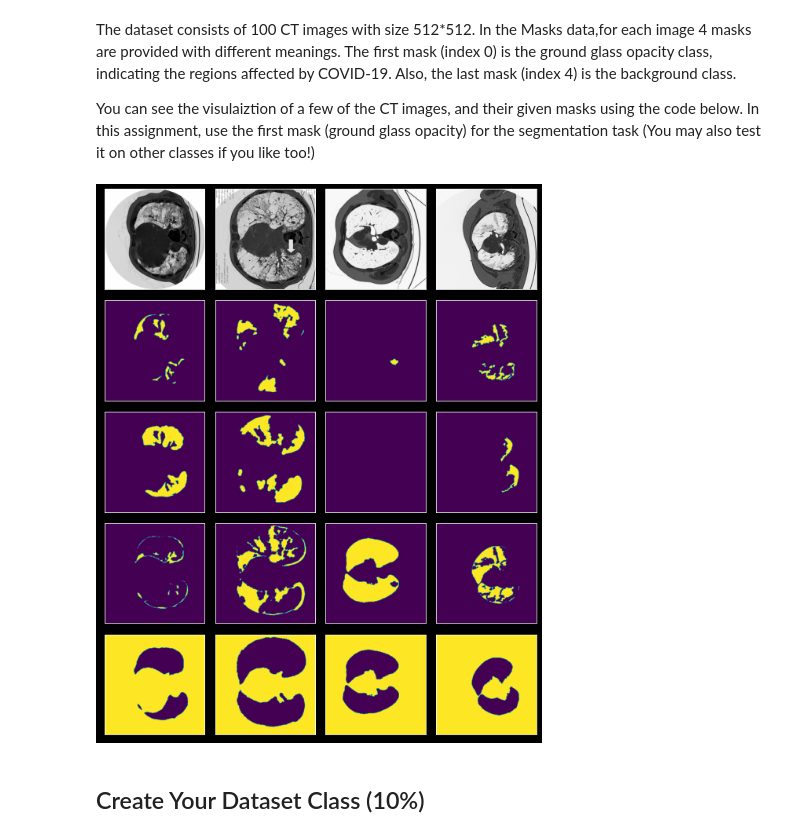
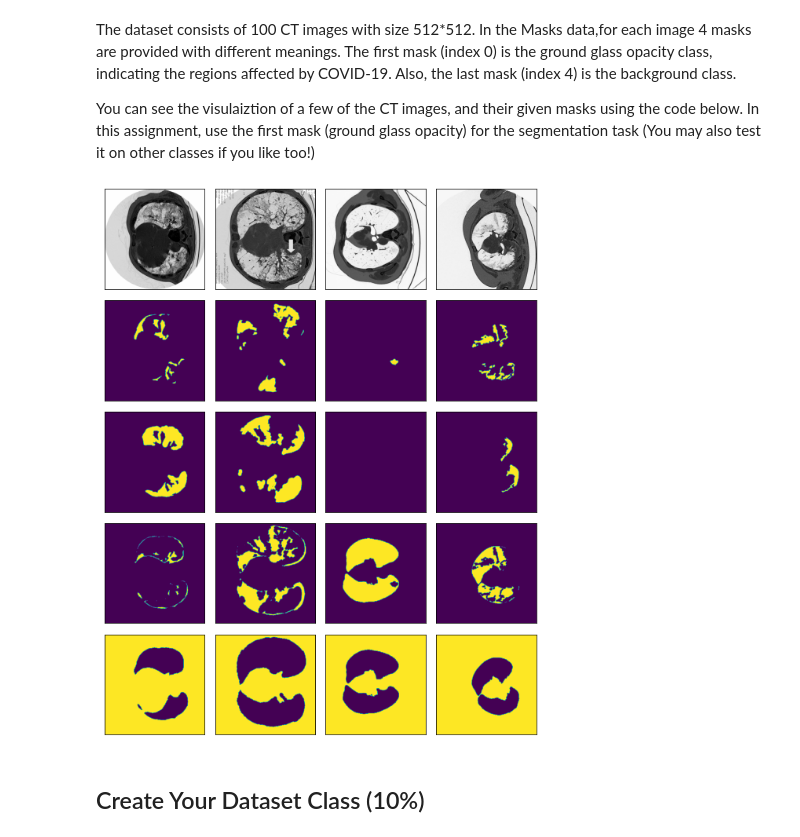
Before and after one commit to zahraDehghanian97/Semantics_segmentation_Unet, a Jupyter notebook: SemanticsSegmentation.ipynb, the cells around one changed output. Cells and saved outputs as stored; diff of their text form; code cells hidden in the pictures.

```diff
--- a/SemanticsSegmentation.ipynb
+++ b/SemanticsSegmentation.ipynb
@@ -51,37 +51,36 @@ You can see the visulaiztion of a few of the CT images, and their given masks us
 # %%
 import matplotlib.pyplot as plt
 
-plt.style.use("dark_background")
-
+# plt.style.use("dark_background")
 def visualize(image_batch, mask_batch=None, pred_batch=None, num_samples=4):
     num_classes = mask_batch.shape[-1] if mask_batch is not None else 0
     fix, ax = plt.subplots(num_classes + 1, num_samples, figsize=(num_samples * 2, (num_classes + 1) * 2))
     for i in range(num_samples):
         ax_image = ax[0, i] if num_classes > 0 else ax[i]
         ax_image.imshow(image_batch[i,:,:,0], cmap="Greys")
         ax_image.set_xticks([])
         ax_image.set_yticks([])
 
         if mask_batch is not None:
             for j in range(num_classes):
                 if pred_batch is None:
                     #print(j)
                     mask_to_show = mask_batch[i,:,:,j]
                 else:
                     mask_to_show = np.zeros(shape=(*mask_batch.shape[1:-1], 3))
                     mask_to_show[..., 0] = pred_batch[i,:,:,j] > 0.5
                     mask_to_show[..., 1] = mask_batch[i,:,:,j]
                 ax[j + 1, i].imshow(mask_to_show, vmin=0, vmax=1)
                 ax[j + 1, i].set_xticks([])
                 ax[j + 1, i].set_yticks([])
 
     plt.tight_layout()
     plt.show()
 
 
 visualize(images, masks)
 # %% [output]
-[figure, old version]
+[figure, new version]
 # %% [markdown]
 ## Create Your Dataset Class (10%)
 # %%
```
Also changed, not shown: parts of 10 cells of this notebook.
